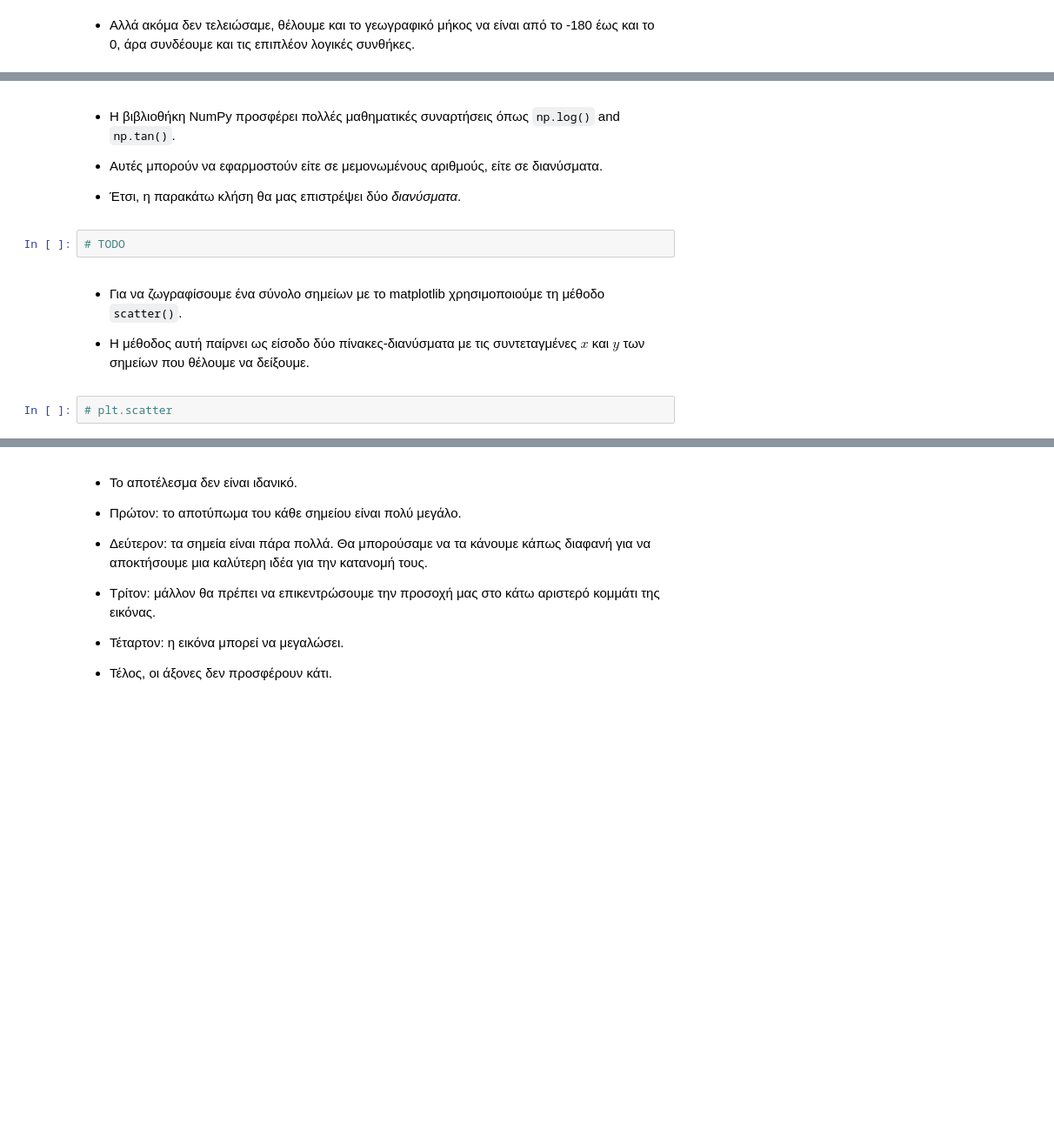
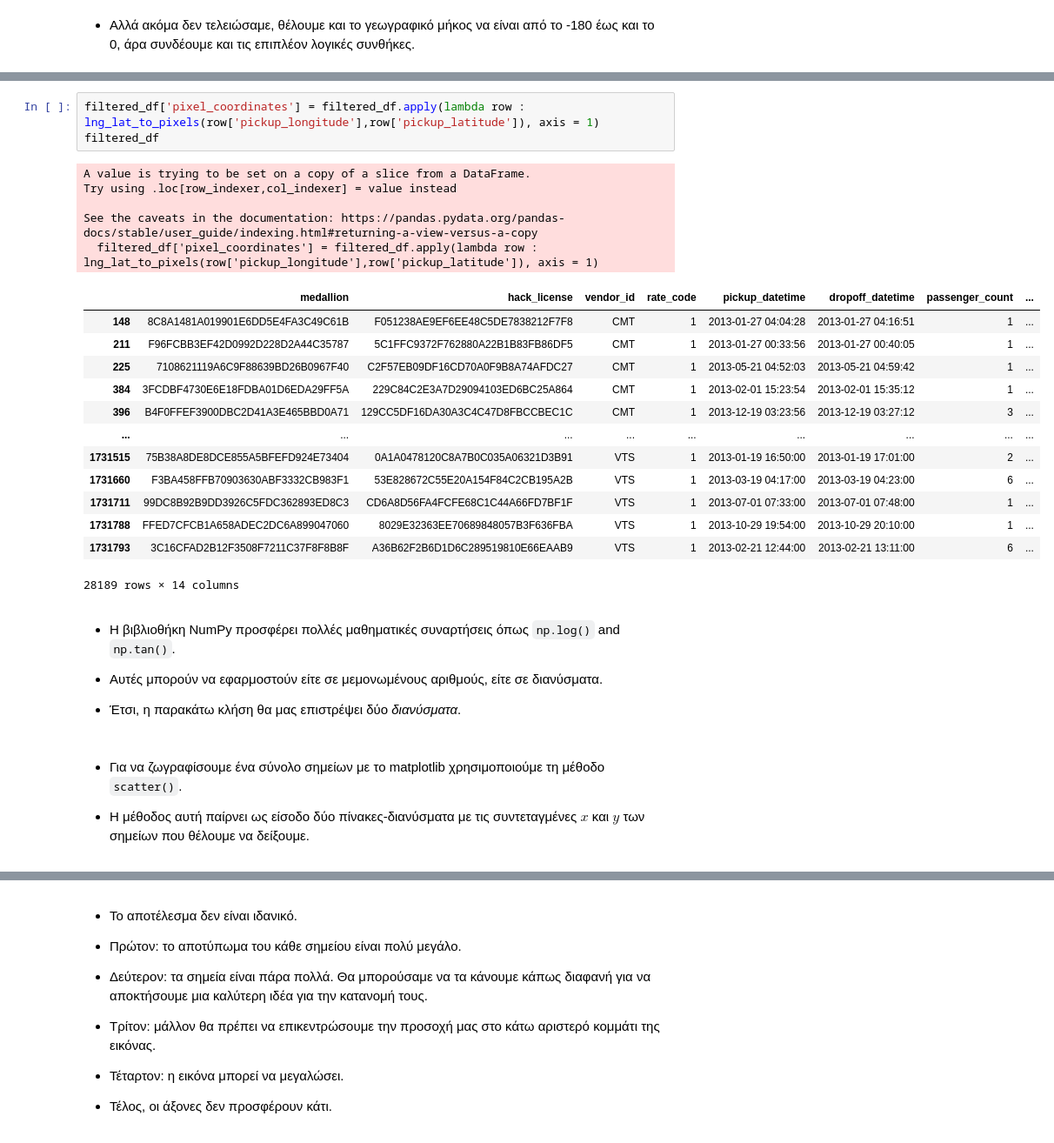
Before and after one commit to Xristos04/Data-Science-Tutorials, a Jupyter notebook: where_are_the_taxis_in_nyc.ipynb, the cells around one changed output, grey strips where cells are left out. Shown: that part at 87% size. Saved outputs shown, nothing was run; the diff lists cells and outputs as text; blank space fills up the shorter version.

```diff
--- a/where_are_the_taxis_in_nyc.ipynb
+++ b/where_are_the_taxis_in_nyc.ipynb
@@ -107,14 +216,32 @@ def lng_lat_to_pixels(lng, lat):
+# %%
+filtered_df['pixel_coordinates'] = filtered_df.apply(lambda row : lng_lat_to_pixels(row['pickup_longitude'],row['pickup_latitude']), axis = 1)
+filtered_df
+# %% [output]
+A value is trying to be set on a copy of a slice from a DataFrame.
+Try using .loc[row_indexer,col_indexer] = value instead
+
+See the caveats in the documentation: https://pandas.pydata.org/pandas-docs/stable/user_guide/indexing.html#returning-a-view-versus-a-copy
+  filtered_df['pixel_coordinates'] = filtered_df.apply(lambda row : lng_lat_to_pixels(row['pickup_longitude'],row['pickup_latitude']), axis = 1)
+|  | medallion | hack_license | vendor_id | rate_code | pickup_datetime | dropoff_datetime | passenger_count | ... |
+| 148 | 8C8A1481A019901E6DD5E4FA3C49C61B | F051238AE9EF6EE48C5DE7838212F7F8 | CMT | 1 | 2013-01-27 04:04:28 | 2013-01-27 04:16:51 | 1 | ... |
+| 211 | F96FCBB3EF42D0992D228D2A44C35787 | 5C1FFC9372F762880A22B1B83FB86DF5 | CMT | 1 | 2013-01-27 00:33:56 | 2013-01-27 00:40:05 | 1 | ... |
+| 225 | 7108621119A6C9F88639BD26B0967F40 | C2F57EB09DF16CD70A0F9B8A74AFDC27 | CMT | 1 | 2013-05-21 04:52:03 | 2013-05-21 04:59:42 | 1 | ... |
+| 384 | 3FCDBF4730E6E18FDBA01D6EDA29FF5A | 229C84C2E3A7D29094103ED6BC25A864 | CMT | 1 | 2013-02-01 15:23:54 | 2013-02-01 15:35:12 | 1 | ... |
+| 396 | B4F0FFEF3900DBC2D41A3E465BBD0A71 | 129CC5DF16DA30A3C4C47D8FBCCBEC1C | CMT | 1 | 2013-12-19 03:23:56 | 2013-12-19 03:27:12 | 3 | ... |
+| ... | ... | ... | ... | ... | ... | ... | ... | ... |
+| 1731515 | 75B38A8DE8DCE855A5BFEFD924E73404 | 0A1A0478120C8A7B0C035A06321D3B91 | VTS | 1 | 2013-01-19 16:50:00 | 2013-01-19 17:01:00 | 2 | ... |
+| 1731660 | F3BA458FFB70903630ABF3332CB983F1 | 53E828672C55E20A154F84C2CB195A2B | VTS | 1 | 2013-03-19 04:17:00 | 2013-03-19 04:23:00 | 6 | ... |
+| 1731711 | 99DC8B92B9DD3926C5FDC362893ED8C3 | CD6A8D56FA4FCFE68C1C44A66FD7BF1F | VTS | 1 | 2013-07-01 07:33:00 | 2013-07-01 07:48:00 | 1 | ... |
+| 1731788 | FFED7CFCB1A658ADEC2DC6A899047060 | 8029E32363EE70689848057B3F636FBA | VTS | 1 | 2013-10-29 19:54:00 | 2013-10-29 20:10:00 | 1 | ... |
+| 1731793 | 3C16CFAD2B12F3508F7211C37F8F8B8F | A36B62F2B6D1D6C289519810E66EAAB9 | VTS | 1 | 2013-02-21 12:44:00 | 2013-02-21 13:11:00 | 6 | ... |
+28189 rows × 14 columns
 # %% [markdown]
 * Η βιβλιοθήκη NumPy προσφέρει πολλές μαθηματικές συναρτήσεις όπως `np.log()` and `np.tan()`.
 
 * Αυτές μπορούν να εφαρμοστούν είτε σε μεμονωμένους αριθμούς, είτε σε διανύσματα.
 
 * Έτσι, η παρακάτω κλήση θα μας επιστρέψει δύο *διανύσματα*.
-# %%
-# TODO
 # %% [markdown]
 * Για να ζωγραφίσουμε ένα σύνολο σημείων με το matplotlib χρησιμοποιούμε τη μέθοδο `scatter()`.
 
 * Η μέθοδος αυτή παίρνει ως είσοδο δύο πίνακες-διανύσματα με τις συντεταγμένες $x$ και $y$ των σημείων που θέλουμε να δείξουμε.
-# %%
-# plt.scatter
```
Also changed, not shown: parts of 23 cells of this notebook, 3 other files.
